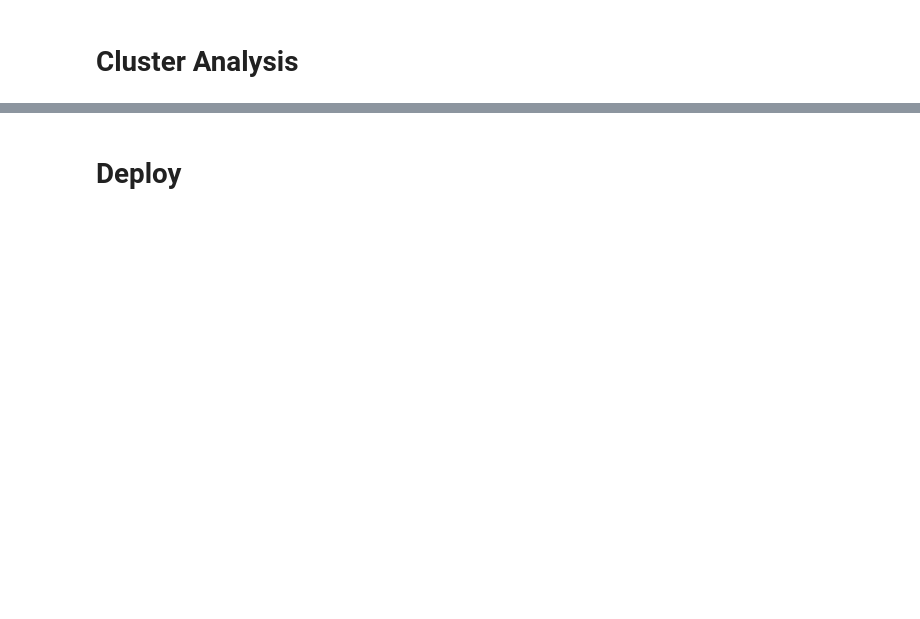
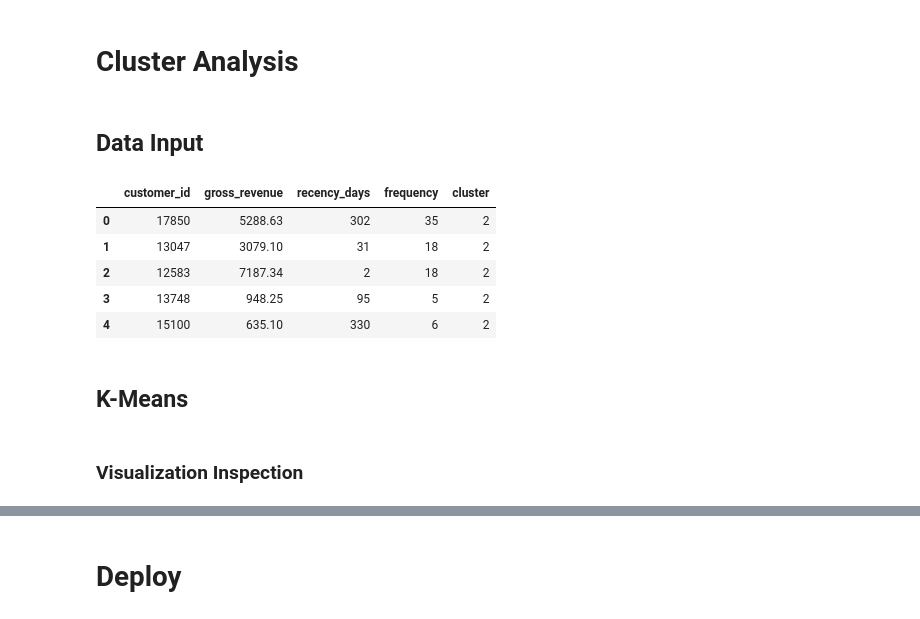
Before and after one commit to MarcosRMG/insiders_clustering, a Jupyter notebook: notebooks/insiders_clustering.ipynb, the cells around one changed output, grey strips where cells are left out. Cells and saved outputs as stored; diff of their text form; code cells hidden in the pictures; blank space fills up the shorter version.

```diff
--- a/notebooks/insiders_clustering.ipynb
+++ b/notebooks/insiders_clustering.ipynb
@@ -357,2 +367,4 @@ plt.show()
 # %% [markdown]
 # Machine Learning
+# %%
+df10 = pd.read_csv('../data/processed/df_ref.csv')
@@ -358,0 +373,10 @@ plt.show()
+# %%
+# Model definition
+k = 3
+kmeans = KMeans(n_clusters=k, init='random', n_init=10, max_iter=300, random_state=7)
+
+# Model training
+kmeans.fit(df10)
+
+# Clustering
+labels = kmeans.labels_
@@ -359,2 +391,19 @@ plt.show()
 # %% [markdown]
 # Cluster Analysis
+# %% [markdown]
+## Data Input
+# %%
+df11 = pd.read_csv('../data/processed/df_ref.csv')
+df11['cluster'] = labels
+df11.head()
+# %% [output]
+|  | customer_id | gross_revenue | recency_days | frequency | cluster |
+| 0 | 17850 | 5288.63 | 302 | 35 | 2 |
+| 1 | 13047 | 3079.10 | 31 | 18 | 2 |
+| 2 | 12583 | 7187.34 | 2 | 18 | 2 |
+| 3 | 13748 | 948.25 | 95 | 5 | 2 |
+| 4 | 15100 | 635.10 | 330 | 6 | 2 |
+# %% [markdown]
+## K-Means
+# %% [markdown]
+### Visualization Inspection
```
Also changed, not shown: parts of 11 cells of this notebook.
